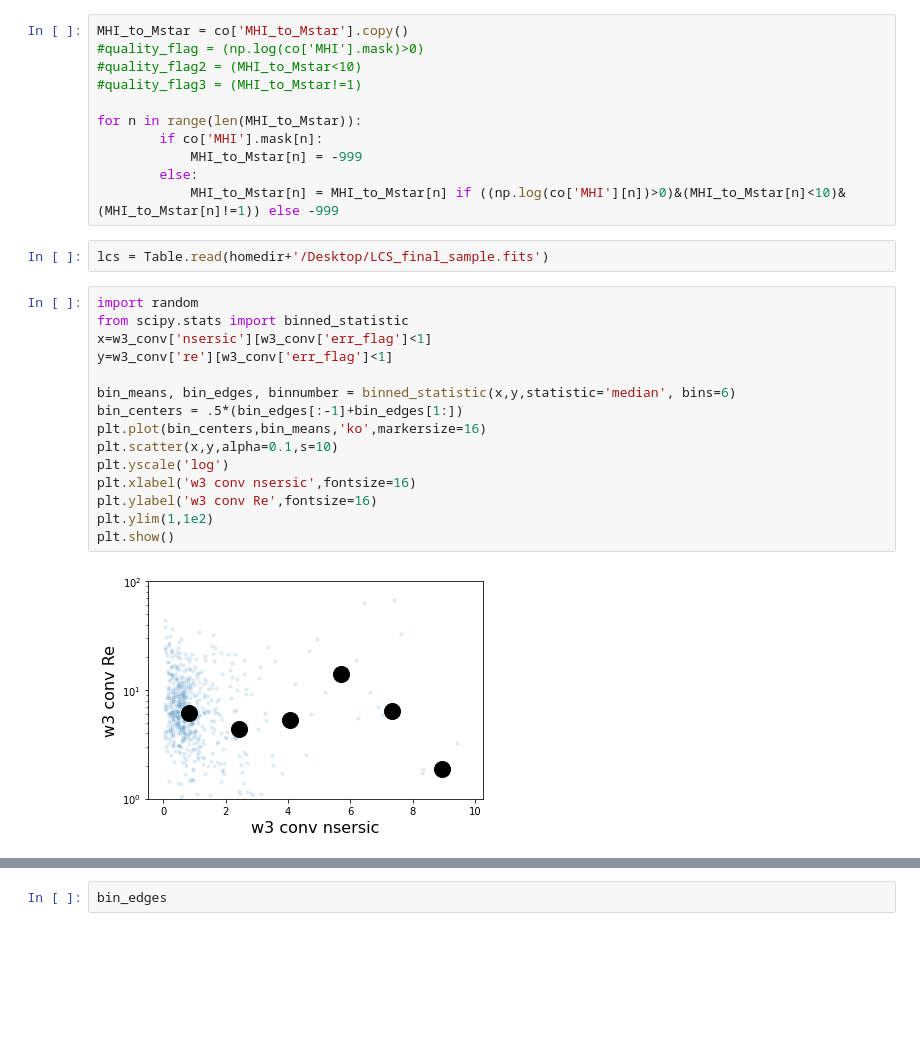
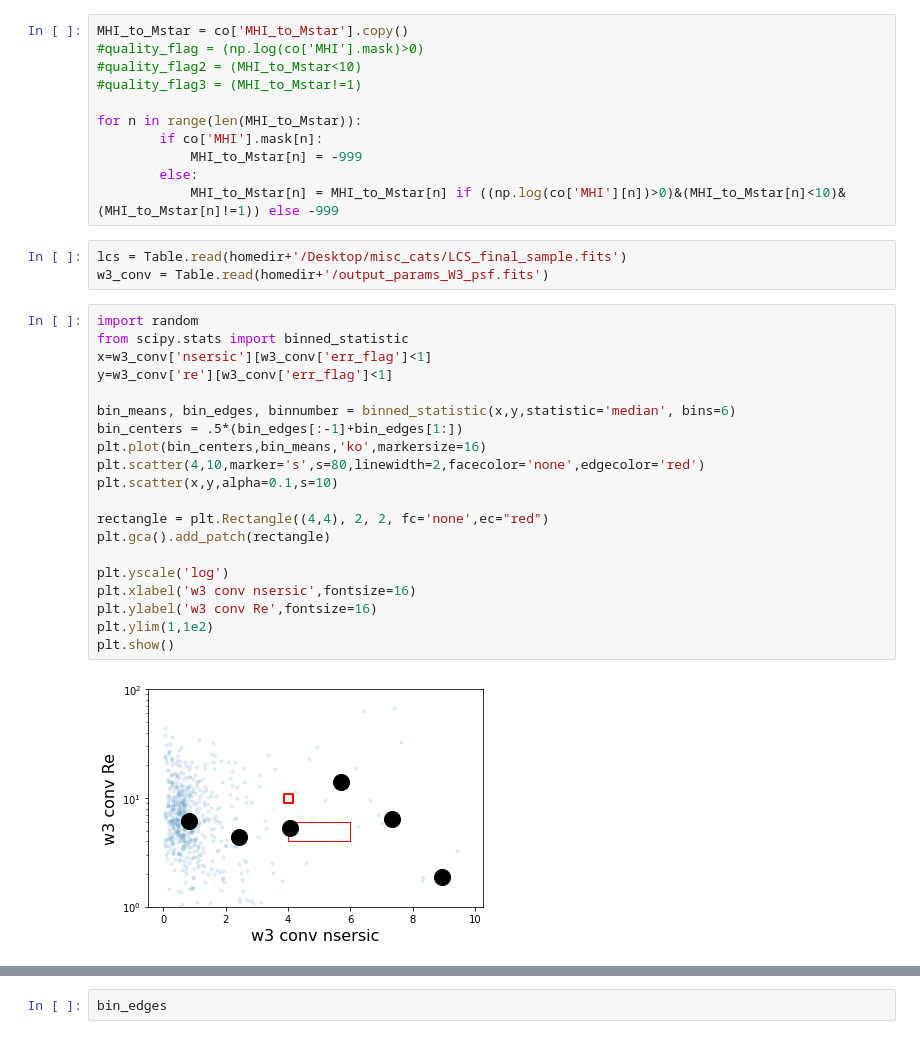
Before and after one commit to Kyssuber/GUI_odyssey, a Jupyter notebook: scrap.ipynb, the cells around one changed output, grey strips where cells are left out. Cells and saved outputs as stored; diff of their text form; blank space fills up the shorter version.

```diff
--- a/scrap.ipynb
+++ b/scrap.ipynb
@@ -507,21 +507,27 @@ for n in range(len(MHI_to_Mstar)):
         else:
             MHI_to_Mstar[n] = MHI_to_Mstar[n] if ((np.log(co['MHI'][n])>0)&(MHI_to_Mstar[n]<10)&(MHI_to_Mstar[n]!=1)) else -999
 # %%
-lcs = Table.read(homedir+'/Desktop/LCS_final_sample.fits')
+lcs = Table.read(homedir+'/Desktop/misc_cats/LCS_final_sample.fits')
+w3_conv = Table.read(homedir+'/output_params_W3_psf.fits')
 # %%
 import random
 from scipy.stats import binned_statistic
 x=w3_conv['nsersic'][w3_conv['err_flag']<1]
 y=w3_conv['re'][w3_conv['err_flag']<1]
 
 bin_means, bin_edges, binnumber = binned_statistic(x,y,statistic='median', bins=6)
 bin_centers = .5*(bin_edges[:-1]+bin_edges[1:])
 plt.plot(bin_centers,bin_means,'ko',markersize=16)
+plt.scatter(4,10,marker='s',s=80,linewidth=2,facecolor='none',edgecolor='red')
 plt.scatter(x,y,alpha=0.1,s=10)
+
+rectangle = plt.Rectangle((4,4), 2, 2, fc='none',ec="red")
+plt.gca().add_patch(rectangle)
+
 plt.yscale('log')
 plt.xlabel('w3 conv nsersic',fontsize=16)
 plt.ylabel('w3 conv Re',fontsize=16)
 plt.ylim(1,1e2)
 plt.show()
 # %% [output]
-[figure, old version]
+[figure, new version]
```
Also changed, not shown: parts of 3 cells of this notebook, 1 other file.
